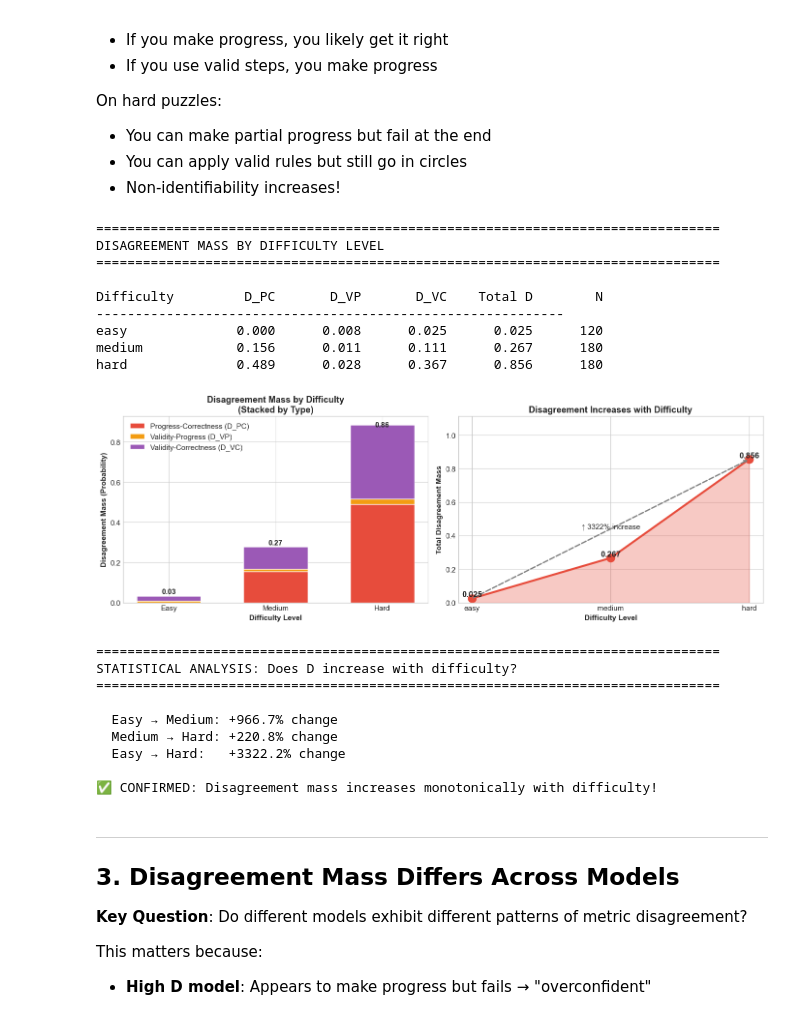
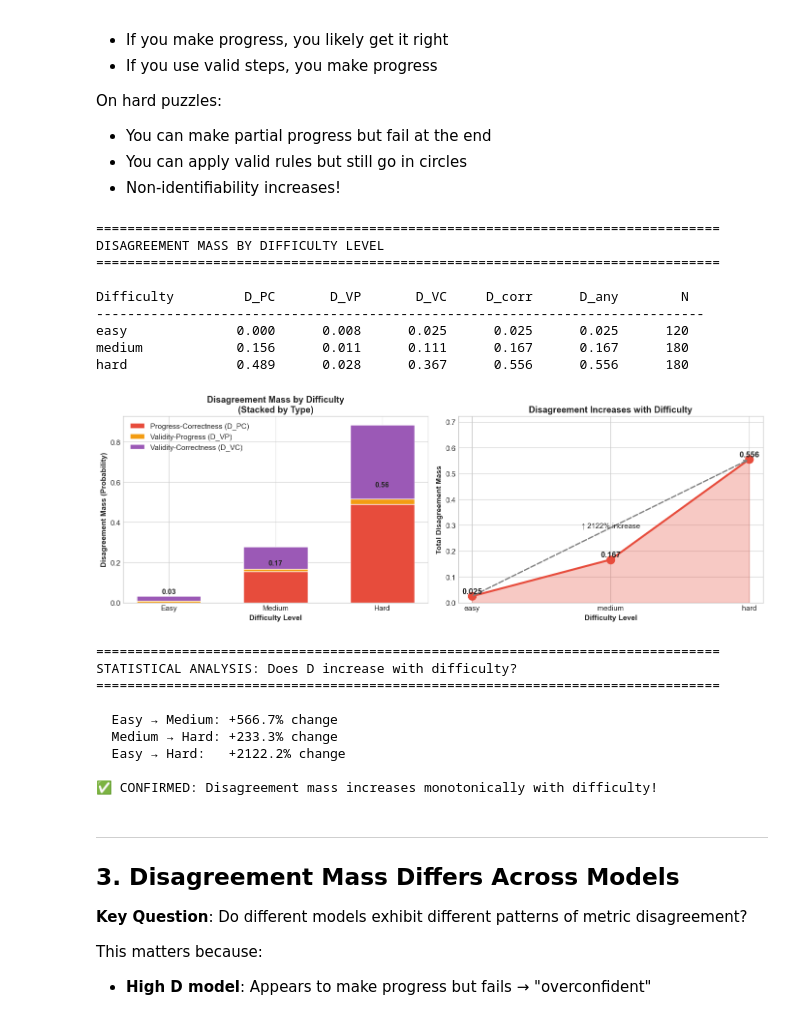
Before and after one commit to hanara2112/sed-reasoning, a Jupyter notebook: notebooks/disagreement_mass.ipynb, the cells around one changed output. Saved outputs shown, nothing was run; the diff lists cells and outputs as text; code cells hidden in the pictures.

```diff
--- a/notebooks/disagreement_mass.ipynb
+++ b/notebooks/disagreement_mass.ipynb
@@ -293,32 +279,40 @@ On hard puzzles:
 - Non-identifiability increases!
 # %%
 # Compute disagreement mass by difficulty level
+# NOTE: Use distinct variable names (no overwriting the global D_PC/D_VC).
 difficulties = ['easy', 'medium', 'hard']
 disagreement_by_diff = defaultdict(dict)
 
 for diff in difficulties:
     subset = [d for d in data if d['difficulty'] == diff]
 
-    D_PC, n_PC, total = compute_disagreement_mass(subset, 'progress_score', 0.5, 'binary_accuracy', 0.5)
-    D_VP, n_VP, _ = compute_disagreement_mass(subset, 'valid_steps_ratio', 0.8, 'progress_score', 0.3)
-    D_VC, n_VC, _ = compute_disagreement_mass(subset, 'valid_steps_ratio', 0.8, 'binary_accuracy', 0.5)
+    D_PC_d, _, total_d = compute_disagreement_mass(subset, 'progress_score', 0.5, 'is_correct', 0.5, '>', '<')
+    D_VP_d, _, _ = compute_disagreement_mass(subset, 'valid_steps_ratio', 0.8, 'progress_score', 0.3, '>', '<')
+    D_VC_d, _, _ = compute_disagreement_mass(subset, 'valid_steps_ratio', 0.8, 'is_correct', 0.5, '>', '<')
+
+    D_any_d, _, _ = compute_union_rate(subset, lambda d: any(disagreement_events(d)))
+    D_corr_d, _, _ = compute_union_rate(subset, lambda d: any(disagreement_events(d)[:1] + disagreement_events(d)[2:]))
 
     disagreement_by_diff[diff] = {
-        'D_PC': D_PC,
-        'D_VP': D_VP,
-        'D_VC': D_VC,
-        'total_D': D_PC + D_VC,  # Combined
-        'n_samples': total
+        'D_PC': D_PC_d,
+        'D_VP': D_VP_d,
+        'D_VC': D_VC_d,
+        'D_any': D_any_d,
+        'D_corr': D_corr_d,
+        'n_samples': total_d,
     }
 
 print("="*80)
 print("DISAGREEMENT MASS BY DIFFICULTY LEVEL")
 print("="*80)
-print(f"\n{'Difficulty':<12} {'D_PC':>10} {'D_VP':>10} {'D_VC':>10} {'Total D':>10} {'N':>8}")
-print("-"*60)
+print(f"\n{'Difficulty':<12} {'D_PC':>10} {'D_VP':>10} {'D_VC':>10} {'D_corr':>10} {'D_any':>10} {'N':>8}")
+print("-" * 78)
 for diff in difficulties:
     d = disagreement_by_diff[diff]
-    print(f"{diff:<12} {d['D_PC']:>10.3f} {d['D_VP']:>10.3f} {d['D_VC']:>10.3f} {d['total_D']:>10.3f} {d['n_samples']:>8}")
+    print(
+        f"{diff:<12} {d['D_PC']:>10.3f} {d['D_VP']:>10.3f} {d['D_VC']:>10.3f} "
+        f"{d['D_corr']:>10.3f} {d['D_any']:>10.3f} {d['n_samples']:>8}"
+    )
 
 # Visualization
 fig, axes = plt.subplots(1, 2, figsize=(14, 5))
@@ -344,14 +338,14 @@ ax1.set_xticks(x)
 ax1.set_xticklabels([d.capitalize() for d in difficulties])
 ax1.legend(loc='upper left')
 
-# Add total labels
-for i, (diff, d) in enumerate(disagreement_by_diff.items()):
-    total = d['total_D']
-    ax1.annotate(f'{total:.2f}', xy=(i, total + 0.02), ha='center', fontweight='bold')
+# Add union totals (more meaningful than stacked sums when regions overlap)
+for i, diff in enumerate(difficulties):
+    total_corr = disagreement_by_diff[diff]['D_corr']
+    ax1.annotate(f"{total_corr:.2f}", xy=(i, total_corr + 0.02), ha='center', fontweight='bold')
 
-# Plot 2: Line chart showing the trend
+# Plot 2: Line chart showing the trend (use D_corr)
 ax2 = axes[1]
-total_d = [disagreement_by_diff[d]['total_D'] for d in difficulties]
+total_d = [disagreement_by_diff[d]['D_corr'] for d in difficulties]
 
 ax2.plot(difficulties, total_d, 'o-', linewidth=3, markersize=12, color='#e74c3c', label='Total Disagreement')
 ax2.fill_between(difficulties, total_d, alpha=0.3, color='#e74c3c')
@@ -361,46 +355,46 @@ ax2.annotate('', xy=(2, total_d[2]), xytext=(0, total_d[0]),
             arrowprops=dict(arrowstyle='->', color='gray', lw=2, ls='--'))
 ax2.annotate(f'↑ {(total_d[2] - total_d[0])/total_d[0]*100:.0f}% increase',
             xy=(1, (total_d[0]+total_d[2])/2), fontsize=11, ha='center')
 
 ax2.set_xlabel('Difficulty Level', fontweight='bold')
 ax2.set_ylabel('Total Disagreement Mass', fontweight='bold')
 ax2.set_title('Disagreement Increases with Difficulty', fontweight='bold')
 ax2.set_ylim(0, max(total_d) * 1.3)
 
 # Add value labels
 for i, (diff, d) in enumerate(zip(difficulties, total_d)):
     ax2.annotate(f'{d:.3f}', xy=(i, d + 0.01), ha='center', fontweight='bold', fontsize=12)
 
 plt.tight_layout()
 plt.savefig('../results/disagreement_by_difficulty.png', dpi=150, bbox_inches='tight', facecolor='white')
 plt.show()
 
 # Statistical test for trend
 print("\n" + "="*80)
 print("STATISTICAL ANALYSIS: Does D increase with difficulty?")
 print("="*80)
 print(f"\n  Easy → Medium: {(total_d[1]-total_d[0])/total_d[0]*100:+.1f}% change")
 print(f"  Medium → Hard: {(total_d[2]-total_d[1])/total_d[1]*100:+.1f}% change")
 print(f"  Easy → Hard:   {(total_d[2]-total_d[0])/total_d[0]*100:+.1f}% change")
 print(f"\n✅ CONFIRMED: Disagreement mass increases monotonically with difficulty!")
 # %% [output]
 ================================================================================
 DISAGREEMENT MASS BY DIFFICULTY LEVEL
 ================================================================================
 
-Difficulty         D_PC       D_VP       D_VC    Total D        N
-------------------------------------------------------------
-easy              0.000      0.008      0.025      0.025      120
-medium            0.156      0.011      0.111      0.267      180
-hard              0.489      0.028      0.367      0.856      180
+Difficulty         D_PC       D_VP       D_VC     D_corr      D_any        N
+------------------------------------------------------------------------------
+easy              0.000      0.008      0.025      0.025      0.025      120
+medium            0.156      0.011      0.111      0.167      0.167      180
+hard              0.489      0.028      0.367      0.556      0.556      180
-[figure, old version]
+[figure, new version]
 ================================================================================
 STATISTICAL ANALYSIS: Does D increase with difficulty?
 ================================================================================
 
-  Easy → Medium: +966.7% change
-  Medium → Hard: +220.8% change
-  Easy → Hard:   +3322.2% change
+  Easy → Medium: +566.7% change
+  Medium → Hard: +233.3% change
+  Easy → Hard:   +2122.2% change
 
 ✅ CONFIRMED: Disagreement mass increases monotonically with difficulty!
 # %% [markdown]
```
Also changed, not shown: parts of 8 cells of this notebook, 11 other files.
